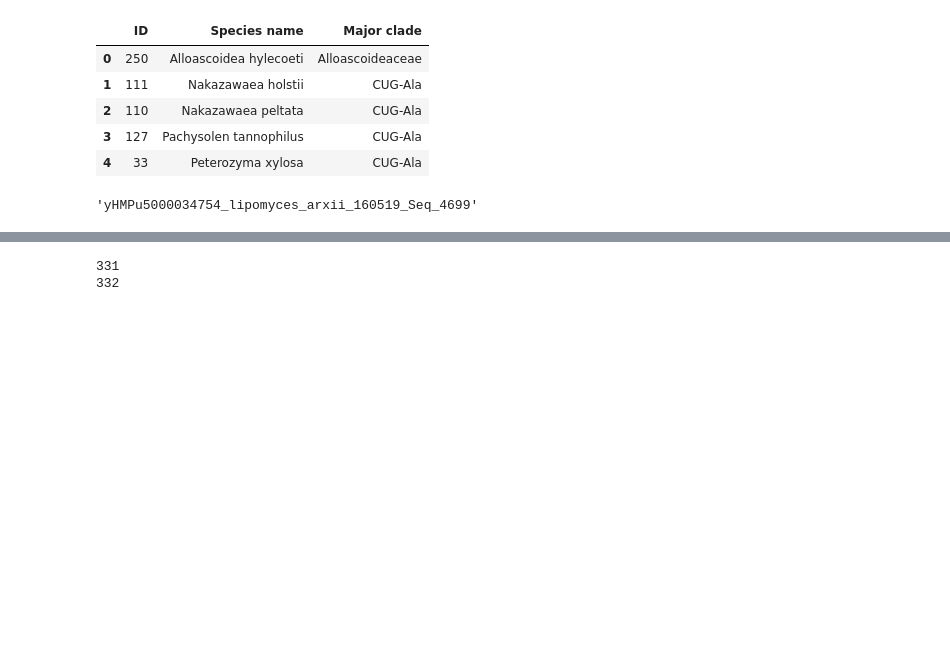
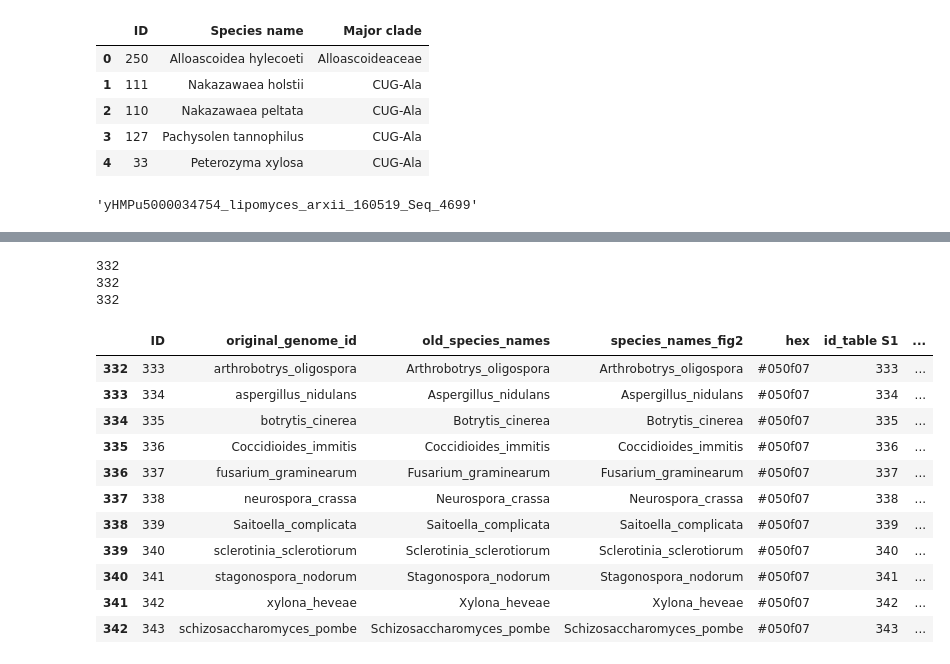
Before and after one commit to GeorgeCrawford15/brodsky-lab, a Jupyter notebook: data-org.ipynb, the cells around one changed output, grey strips where cells are left out. Cells and saved outputs as stored; diff of their text form; code cells hidden in the pictures; blank space fills up the shorter version.

```diff
--- a/data-org.ipynb
+++ b/data-org.ipynb
@@ -226,7 +212,23 @@ Number of species not found in FASTA (species to be searched on BLAST): 18
 # %%
-# Figure out this issue:
 print(len(formatted_species_order))
 print(len(cleaned_CHC_records))
+print(len(ordered_CHCs))
 # %% [output]
-331
 332
+332
+332
+# %%
+species_df[species_df['Major clade'] == 'outgroup']
+# %% [output]
+|  | ID | original_genome_id | old_species_names | species_names_fig2 | hex | id_table S1 | ... |
+| 332 | 333 | arthrobotrys_oligospora | Arthrobotrys_oligospora | Arthrobotrys_oligospora | #050f07 | 333 | ... |
+| 333 | 334 | aspergillus_nidulans | Aspergillus_nidulans | Aspergillus_nidulans | #050f07 | 334 | ... |
+| 334 | 335 | botrytis_cinerea | Botrytis_cinerea | Botrytis_cinerea | #050f07 | 335 | ... |
+| 335 | 336 | Coccidioides_immitis | Coccidioides_immitis | Coccidioides_immitis | #050f07 | 336 | ... |
+| 336 | 337 | fusarium_graminearum | Fusarium_graminearum | Fusarium_graminearum | #050f07 | 337 | ... |
+| 337 | 338 | neurospora_crassa | Neurospora_crassa | Neurospora_crassa | #050f07 | 338 | ... |
+| 338 | 339 | Saitoella_complicata | Saitoella_complicata | Saitoella_complicata | #050f07 | 339 | ... |
+| 339 | 340 | sclerotinia_sclerotiorum | Sclerotinia_sclerotiorum | Sclerotinia_sclerotiorum | #050f07 | 340 | ... |
+| 340 | 341 | stagonospora_nodorum | Stagonospora_nodorum | Stagonospora_nodorum | #050f07 | 341 | ... |
+| 341 | 342 | xylona_heveae | Xylona_heveae | Xylona_heveae | #050f07 | 342 | ... |
+| 342 | 343 | schizosaccharomyces_pombe | Schizosaccharomyces_pombe | Schizosaccharomyces_pombe | #050f07 | 343 | ... |
```
Also changed, not shown: parts of 15 cells of this notebook.
